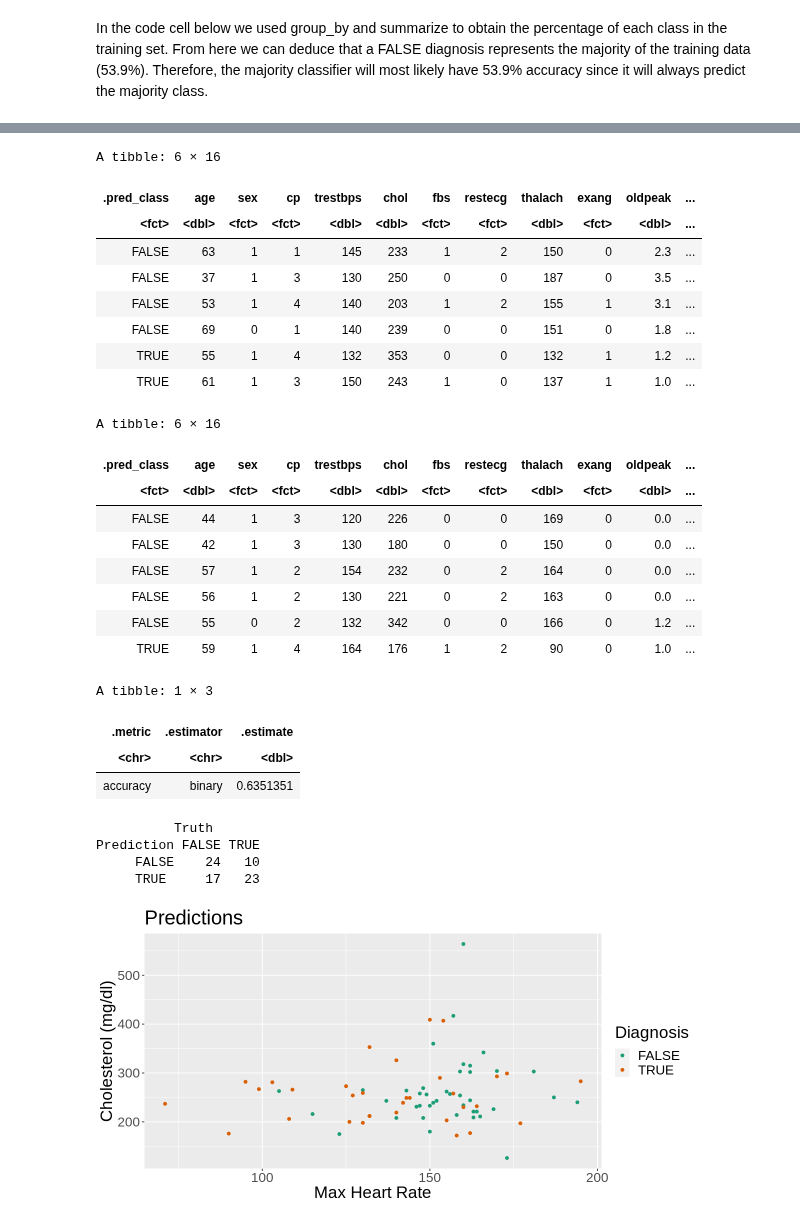
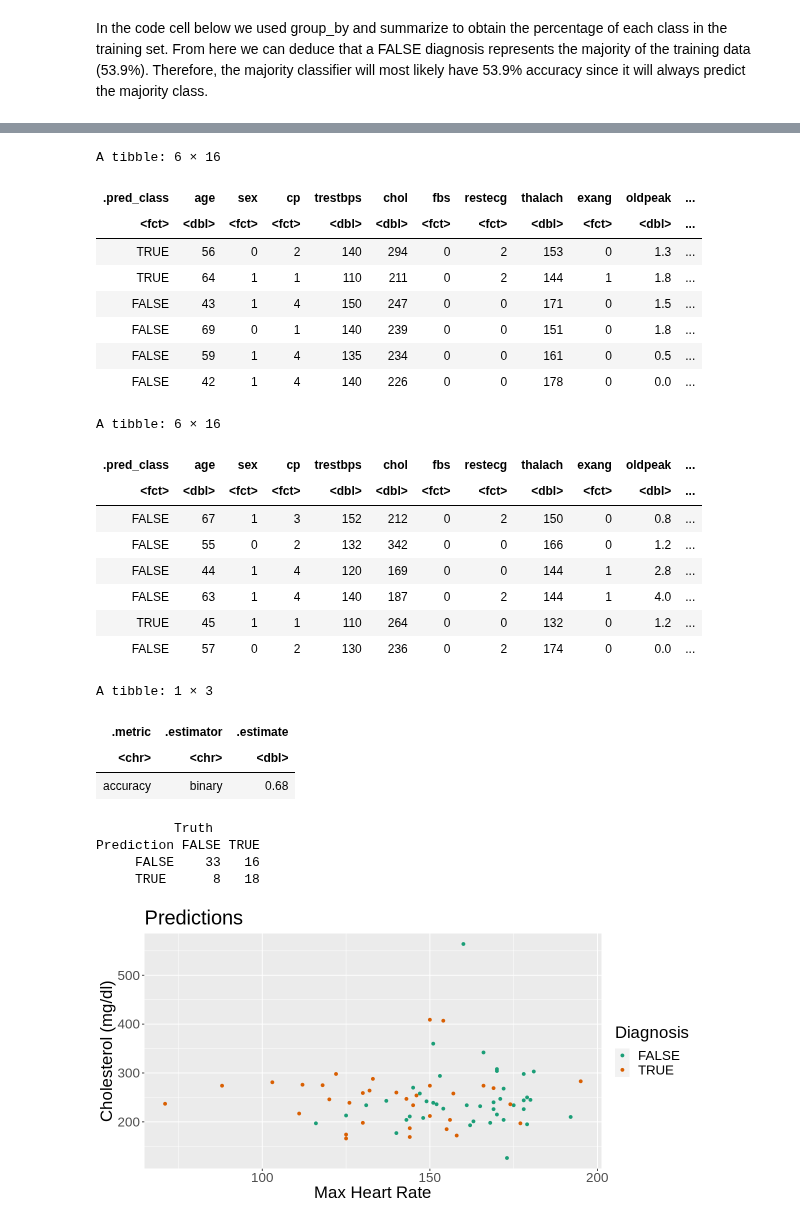
Before and after one commit to Agamchawla/group-29-project, a Jupyter notebook: group_29_project_report.ipynb, the cells around one changed output, grey strips where cells are left out. Drawn from its saved outputs; the diff is of its cells as text; code cells hidden in the pictures.

Commit message:
Deleted duplicate model and fit

```diff
--- a/group_29_project_report.ipynb
+++ b/group_29_project_report.ipynb
@@ -279,17 +287,5 @@ A tibble: 2 × 3
 # %%
 set.seed(1)
-
-#build the model
-#model
-knn_spec <- nearest_neighbor(weight_func = "rectangular", neighbors = 73)%>%
-    set_engine("kknn")%>%
-    set_mode("classification")
-
-#workflow
-fit<- workflow()%>%
-    add_recipe(cleveland_recipe)%>%
-    add_model(knn_spec)%>%
-    fit(data = cleveland_training)
 
 #predict
 predictions<- predict(fit, cleveland_testing)%>%
@@ -305,44 +301,44 @@ metrics<- predictions %>%
 metrics
 
 #confusion matrix, identifies the areas the model is weak at classifying
 conf_mat<- predictions %>%
     conf_mat(truth = diag, estimate = .pred_class)
 conf_mat
 
 #visualizing results
 
 plot_results <- ggplot(predictions, aes(x = thalach, y = chol, color = diag)) +
                  geom_point() +
                  labs(x = "Max Heart Rate", y = "Cholesterol (mg/dl)", color = "Diagnosis") +
                  ggtitle("Predictions")+
                  scale_color_brewer(palette = "Dark2")+
                  theme(text = element_text(size = 20))
 plot_results
 # %% [output]
 A tibble: 6 × 16
 | .pred_class | age | sex | cp | trestbps | chol | fbs | restecg | thalach | exang | oldpeak | ... |
 | <fct> | <dbl> | <fct> | <fct> | <dbl> | <dbl> | <fct> | <fct> | <dbl> | <fct> | <dbl> | ... |
-| FALSE | 63 | 1 | 1 | 145 | 233 | 1 | 2 | 150 | 0 | 2.3 | ... |
-| FALSE | 37 | 1 | 3 | 130 | 250 | 0 | 0 | 187 | 0 | 3.5 | ... |
-| FALSE | 53 | 1 | 4 | 140 | 203 | 1 | 2 | 155 | 1 | 3.1 | ... |
+| TRUE | 56 | 0 | 2 | 140 | 294 | 0 | 2 | 153 | 0 | 1.3 | ... |
+| TRUE | 64 | 1 | 1 | 110 | 211 | 0 | 2 | 144 | 1 | 1.8 | ... |
+| FALSE | 43 | 1 | 4 | 150 | 247 | 0 | 0 | 171 | 0 | 1.5 | ... |
 | FALSE | 69 | 0 | 1 | 140 | 239 | 0 | 0 | 151 | 0 | 1.8 | ... |
-| TRUE | 55 | 1 | 4 | 132 | 353 | 0 | 0 | 132 | 1 | 1.2 | ... |
-| TRUE | 61 | 1 | 3 | 150 | 243 | 1 | 0 | 137 | 1 | 1.0 | ... |
+| FALSE | 59 | 1 | 4 | 135 | 234 | 0 | 0 | 161 | 0 | 0.5 | ... |
+| FALSE | 42 | 1 | 4 | 140 | 226 | 0 | 0 | 178 | 0 | 0.0 | ... |
 A tibble: 6 × 16
 | .pred_class | age | sex | cp | trestbps | chol | fbs | restecg | thalach | exang | oldpeak | ... |
 | <fct> | <dbl> | <fct> | <fct> | <dbl> | <dbl> | <fct> | <fct> | <dbl> | <fct> | <dbl> | ... |
-| FALSE | 44 | 1 | 3 | 120 | 226 | 0 | 0 | 169 | 0 | 0.0 | ... |
-| FALSE | 42 | 1 | 3 | 130 | 180 | 0 | 0 | 150 | 0 | 0.0 | ... |
-| FALSE | 57 | 1 | 2 | 154 | 232 | 0 | 2 | 164 | 0 | 0.0 | ... |
-| FALSE | 56 | 1 | 2 | 130 | 221 | 0 | 2 | 163 | 0 | 0.0 | ... |
+| FALSE | 67 | 1 | 3 | 152 | 212 | 0 | 2 | 150 | 0 | 0.8 | ... |
 | FALSE | 55 | 0 | 2 | 132 | 342 | 0 | 0 | 166 | 0 | 1.2 | ... |
-| TRUE | 59 | 1 | 4 | 164 | 176 | 1 | 2 | 90 | 0 | 1.0 | ... |
+| FALSE | 44 | 1 | 4 | 120 | 169 | 0 | 0 | 144 | 1 | 2.8 | ... |
+| FALSE | 63 | 1 | 4 | 140 | 187 | 0 | 2 | 144 | 1 | 4.0 | ... |
+| TRUE | 45 | 1 | 1 | 110 | 264 | 0 | 0 | 132 | 0 | 1.2 | ... |
+| FALSE | 57 | 0 | 2 | 130 | 236 | 0 | 2 | 174 | 0 | 0.0 | ... |
 A tibble: 1 × 3
 | .metric | .estimator | .estimate |
 | <chr> | <chr> | <dbl> |
-| accuracy | binary | 0.6351351 |
+| accuracy | binary | 0.68 |
           Truth
 Prediction FALSE TRUE
-     FALSE    24   10
-     TRUE     17   23
+     FALSE    33   16
+     TRUE      8   18
-[figure, old version]
+[figure, new version]
```
Also changed, not shown: parts of 6 cells of this notebook.
